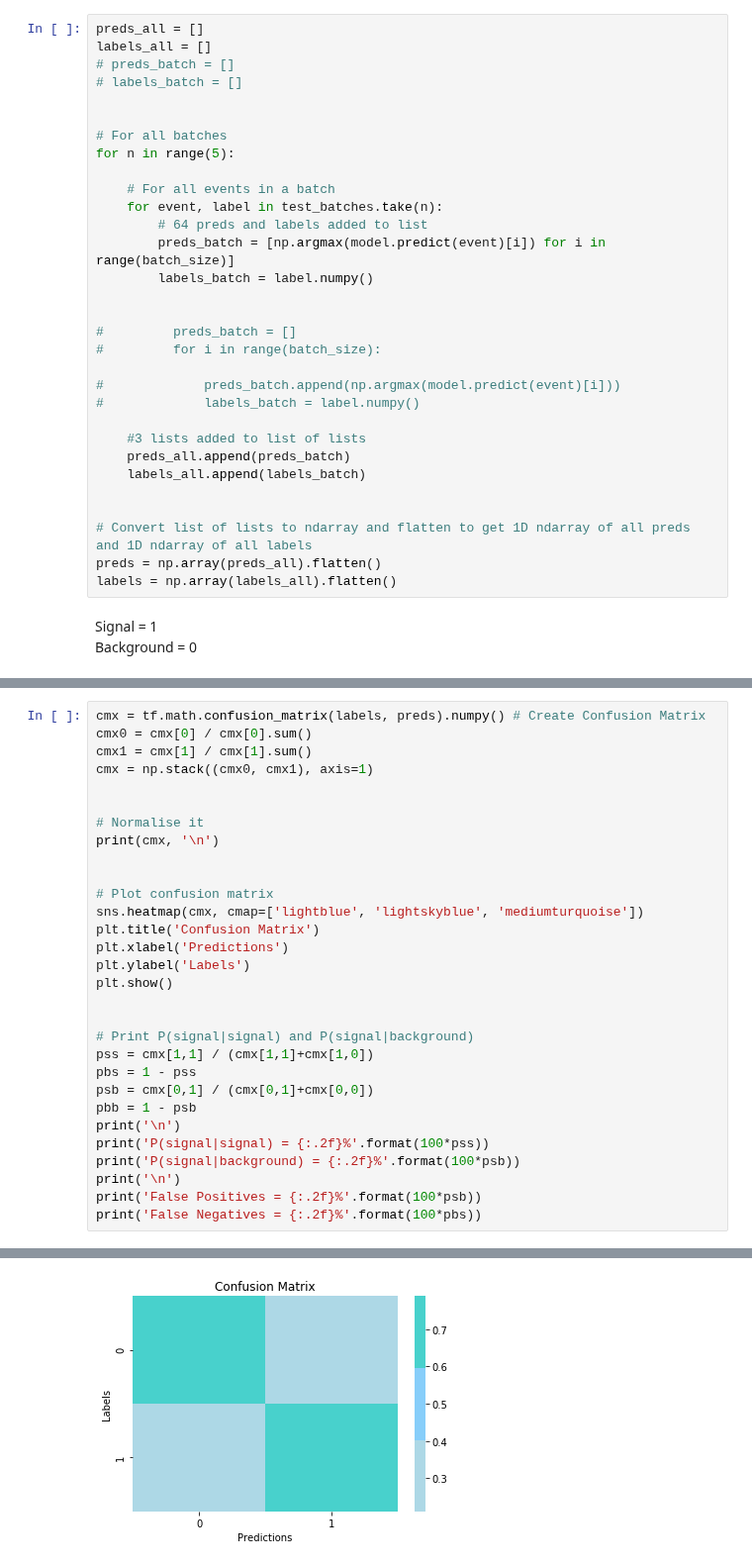
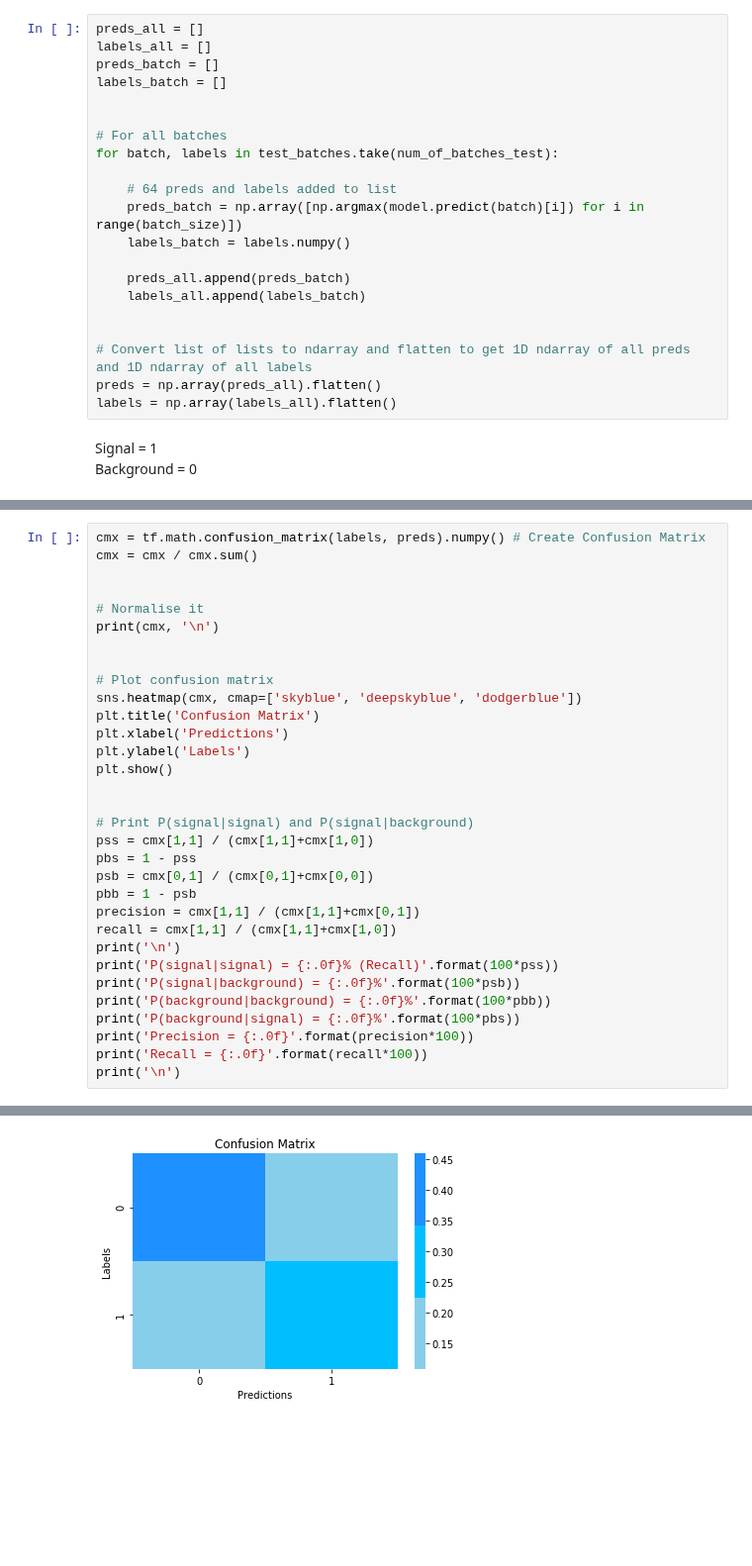
Before and after one commit to johngeorgousis/jet-classifier, a Jupyter notebook: MAIN.ipynb, the cells around one changed output, grey strips where cells are left out. Shown at 99% size. Drawn from its saved outputs; the diff is of its cells as text; blank space fills up the shorter version.

Commit message:
feat: fix issue with confusion matrix (implement precision & recall)

```diff
--- a/MAIN.ipynb
+++ b/MAIN.ipynb
@@ -582,27 +542,17 @@ https://kapernikov.com/tutorial-image-classification-with-scikit-learn/
 # %%
 preds_all = []
 labels_all = []
-# preds_batch = []
-# labels_batch = []
+preds_batch = []
+labels_batch = []
 
 
 # For all batches
-for n in range(5):
+for batch, labels in test_batches.take(num_of_batches_test):
 
-    # For all events in a batch
-    for event, label in test_batches.take(n):
-        # 64 preds and labels added to list
-        preds_batch = [np.argmax(model.predict(event)[i]) for i in range(batch_size)]
-        labels_batch = label.numpy()
+    # 64 preds and labels added to list
+    preds_batch = np.array([np.argmax(model.predict(batch)[i]) for i in range(batch_size)])
+    labels_batch = labels.numpy()
 
-
-#         preds_batch = []
-#         for i in range(batch_size):
-
-#             preds_batch.append(np.argmax(model.predict(event)[i]))
-#             labels_batch = label.numpy()
-
-    #3 lists added to list of lists
     preds_all.append(preds_batch)
     labels_all.append(labels_batch)
 
@@ -630,8 +567,6 @@ array([[0.78918919, 0.21081081],
 # %%
 cmx = tf.math.confusion_matrix(labels, preds).numpy() # Create Confusion Matrix
-cmx0 = cmx[0] / cmx[0].sum()
-cmx1 = cmx[1] / cmx[1].sum()
-cmx = np.stack((cmx0, cmx1), axis=1)
+cmx = cmx / cmx.sum()
 
 
 # Normalise it
@@ -639,7 +574,7 @@ print(cmx, '\n')
 
 
 # Plot confusion matrix
-sns.heatmap(cmx, cmap=['lightblue', 'lightskyblue', 'mediumturquoise'])
+sns.heatmap(cmx, cmap=['skyblue', 'deepskyblue', 'dodgerblue'])
 plt.title('Confusion Matrix')
 plt.xlabel('Predictions')
 plt.ylabel('Labels')
@@ -651,10 +586,14 @@ pss = cmx[1,1] / (cmx[1,1]+cmx[1,0])
 pbs = 1 - pss
 psb = cmx[0,1] / (cmx[0,1]+cmx[0,0])
 pbb = 1 - psb
+precision = cmx[1,1] / (cmx[1,1]+cmx[0,1])
+recall = cmx[1,1] / (cmx[1,1]+cmx[1,0])
 print('\n')
-print('P(signal|signal) = {:.2f}%'.format(100*pss))
-print('P(signal|background) = {:.2f}%'.format(100*psb))
+print('P(signal|signal) = {:.0f}% (Recall)'.format(100*pss))
+print('P(signal|background) = {:.0f}%'.format(100*psb))
+print('P(background|background) = {:.0f}%'.format(100*pbb))
+print('P(background|signal) = {:.0f}%'.format(100*pbs))
+print('Precision = {:.0f}'.format(precision*100))
+print('Recall = {:.0f}'.format(recall*100))
 print('\n')
-print('False Positives = {:.2f}%'.format(100*psb))
-print('False Negatives = {:.2f}%'.format(100*pbs))
 # %% [output]
@@ -663 +602 @@ print('False Negatives = {:.2f}%'.format(100*pbs))
-[figure, old version]
+[figure, new version]
```
Also changed, not shown: parts of 14 cells of this notebook, 1 other file.
